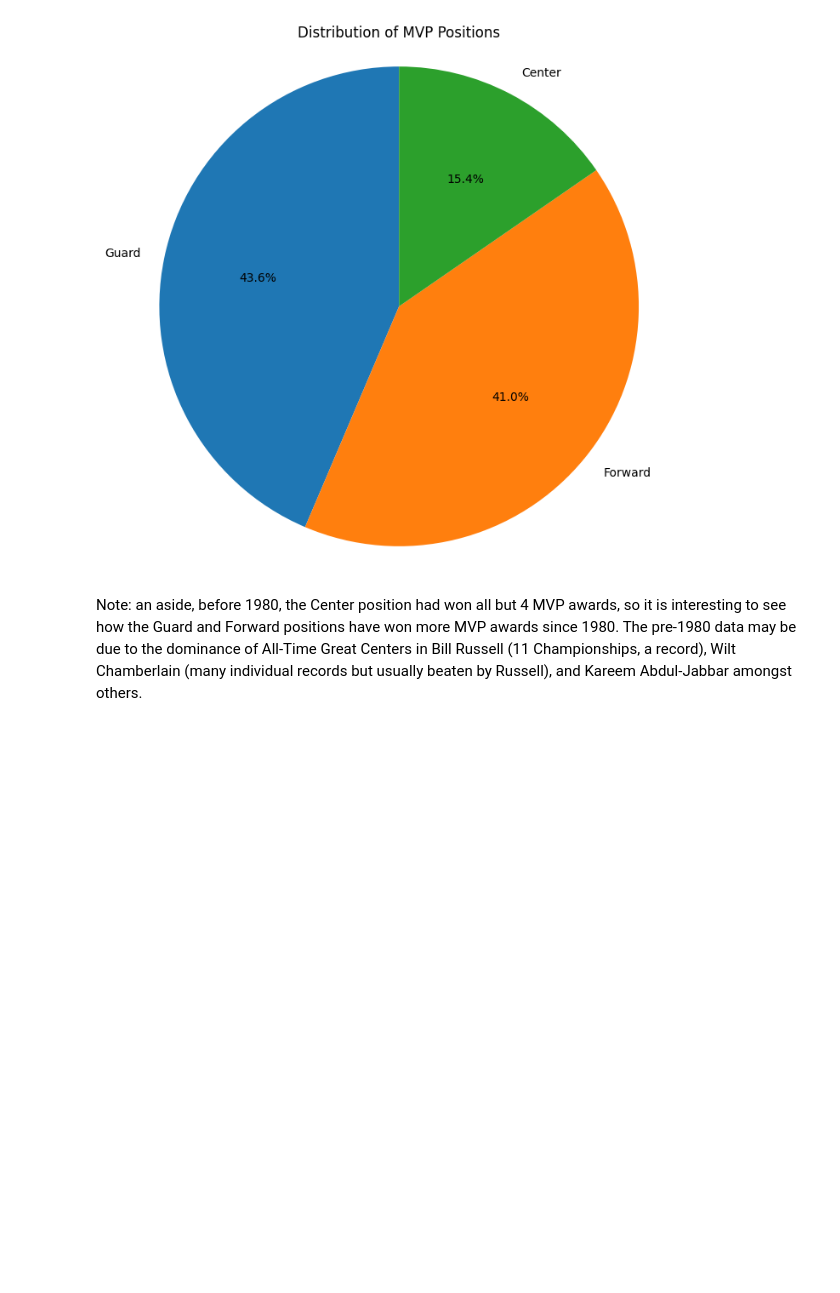
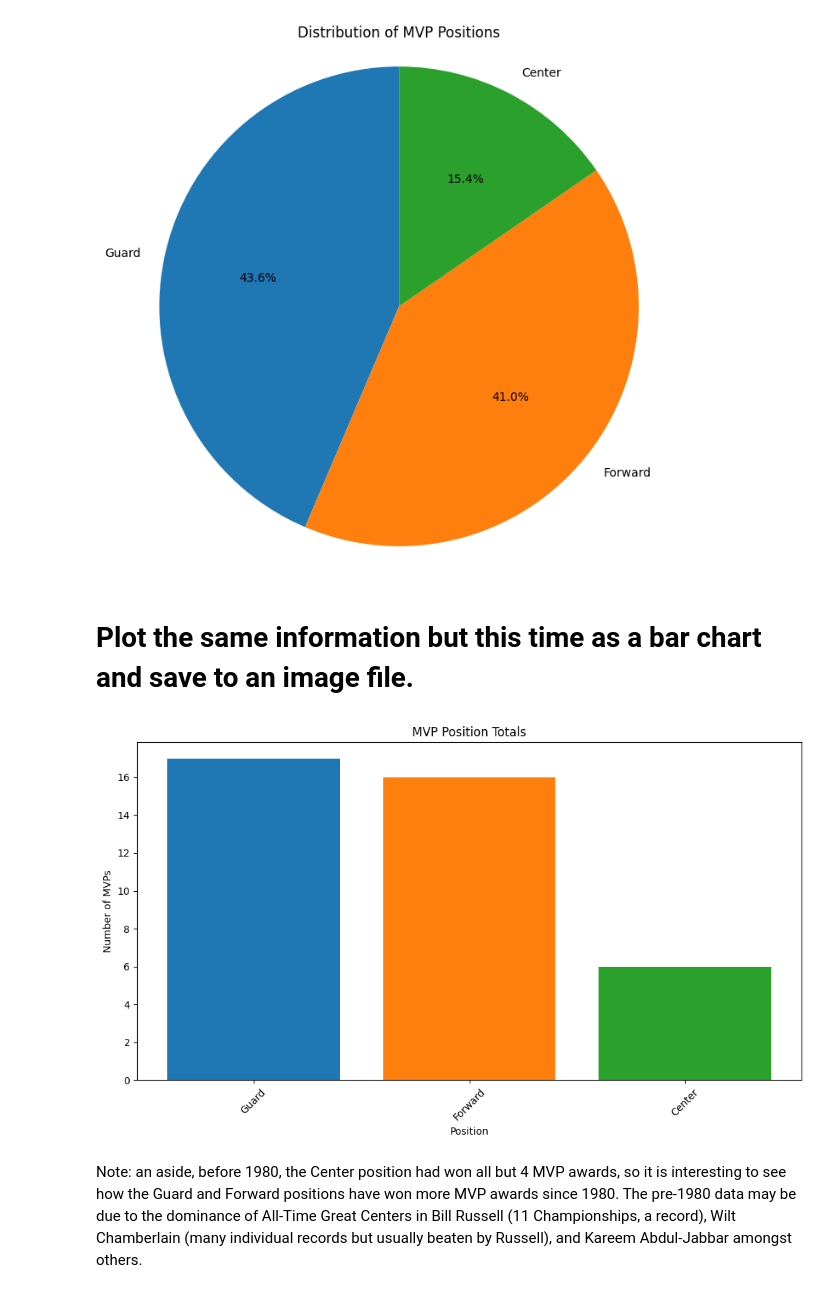
Before and after one commit to rmj9000/nba_analysis, a Jupyter notebook: jupyter_notebooks/05_matplotlib.ipynb, the cells around one changed output. Drawn from its saved outputs; the diff is of its cells as text; code cells hidden in the pictures; blank space fills up the shorter version.

Commit message:
Create a bar chart showing the number of MVP awards per position

```diff
--- a/jupyter_notebooks/05_matplotlib.ipynb
+++ b/jupyter_notebooks/05_matplotlib.ipynb
@@ -156,6 +156,35 @@ plt.savefig('../data/outputs/images/mvp_position_pie_chart.png', dpi=300, bbox_i
 plt.show()
 # %% [output]
 [figure]
+# %% [markdown]
+# Plot the same information but this time as a bar chart and save to an image file.
+# %%
+# Define custom colors for each position
+color_map = {
+    'Guard': '#1f77b4',    # Blue
+    'Forward': '#ff7f0e',  # Orange
+    'Center': '#2ca02c'    # Green
+}
+
+# Extract colors in the same order as position_counts
+bar_colors = [color_map[pos] for pos in position_counts.index]
+
+# Create the bar chart
+plt.figure(figsize=(10, 6))
+plt.bar(position_counts.index, position_counts.values, color=bar_colors)
+plt.title('MVP Position Totals')
+plt.xlabel('Position')
+plt.ylabel('Number of MVPs')
+plt.xticks(rotation=45)
+plt.tight_layout()
+
+# Save the chart as an image file
+plt.savefig('mvp_position_bar_chart.png', dpi=300, bbox_inches='tight')
+
+# Show the chart
+plt.show()
+# %% [output]
+[figure, added]
 # %% [markdown]
 Note: an aside, before 1980, the Center position had won all but 4 MVP awards, so it is interesting to see how the Guard and Forward positions have won more MVP awards since 1980. The pre-1980 data may be due to the dominance of All-Time Great Centers in Bill Russell (11 Championships, a record), Wilt Chamberlain (many individual records but usually beaten by Russell), and Kareem Abdul-Jabbar amongst others.
 # %% [markdown]
```
Also changed, not shown: 1 other file.
